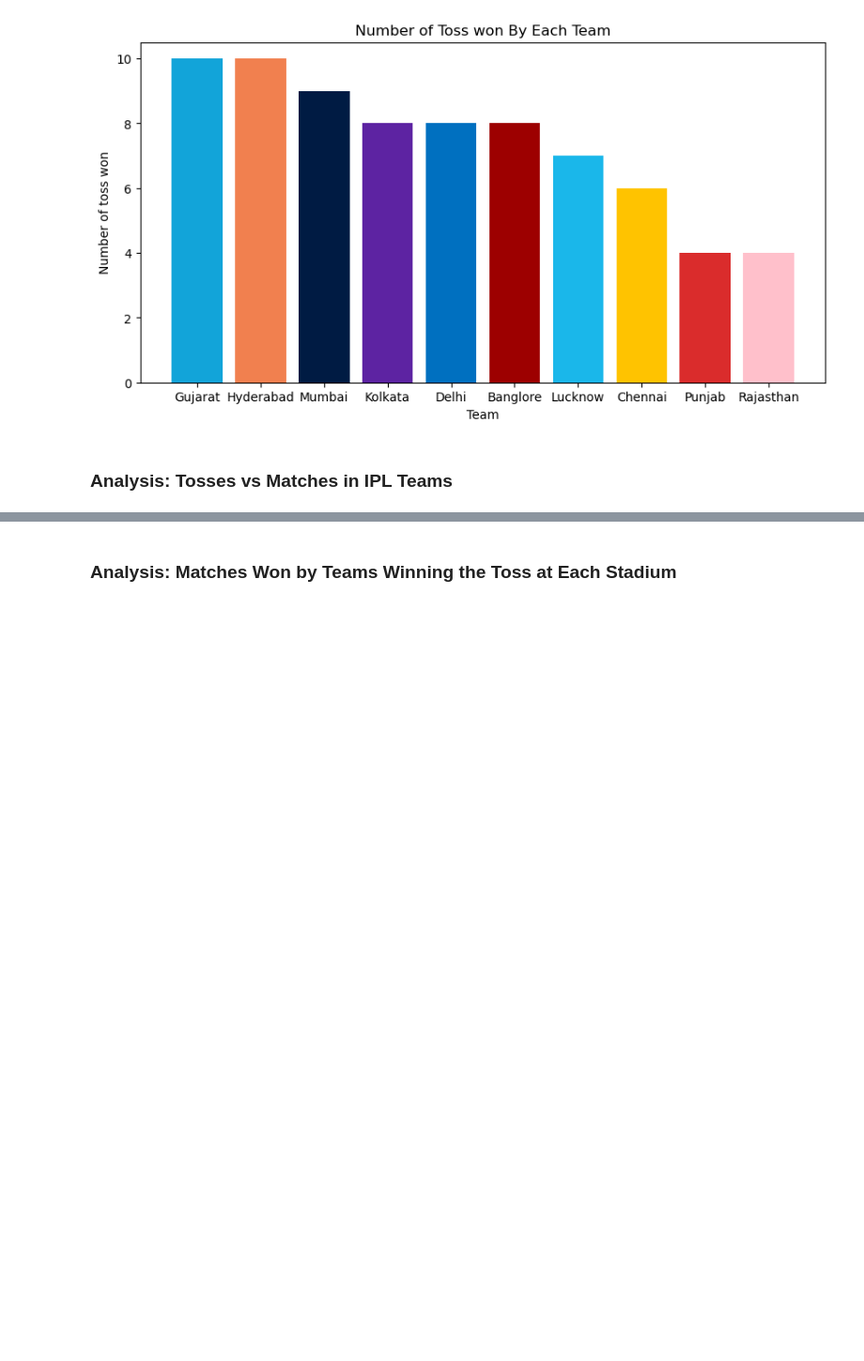
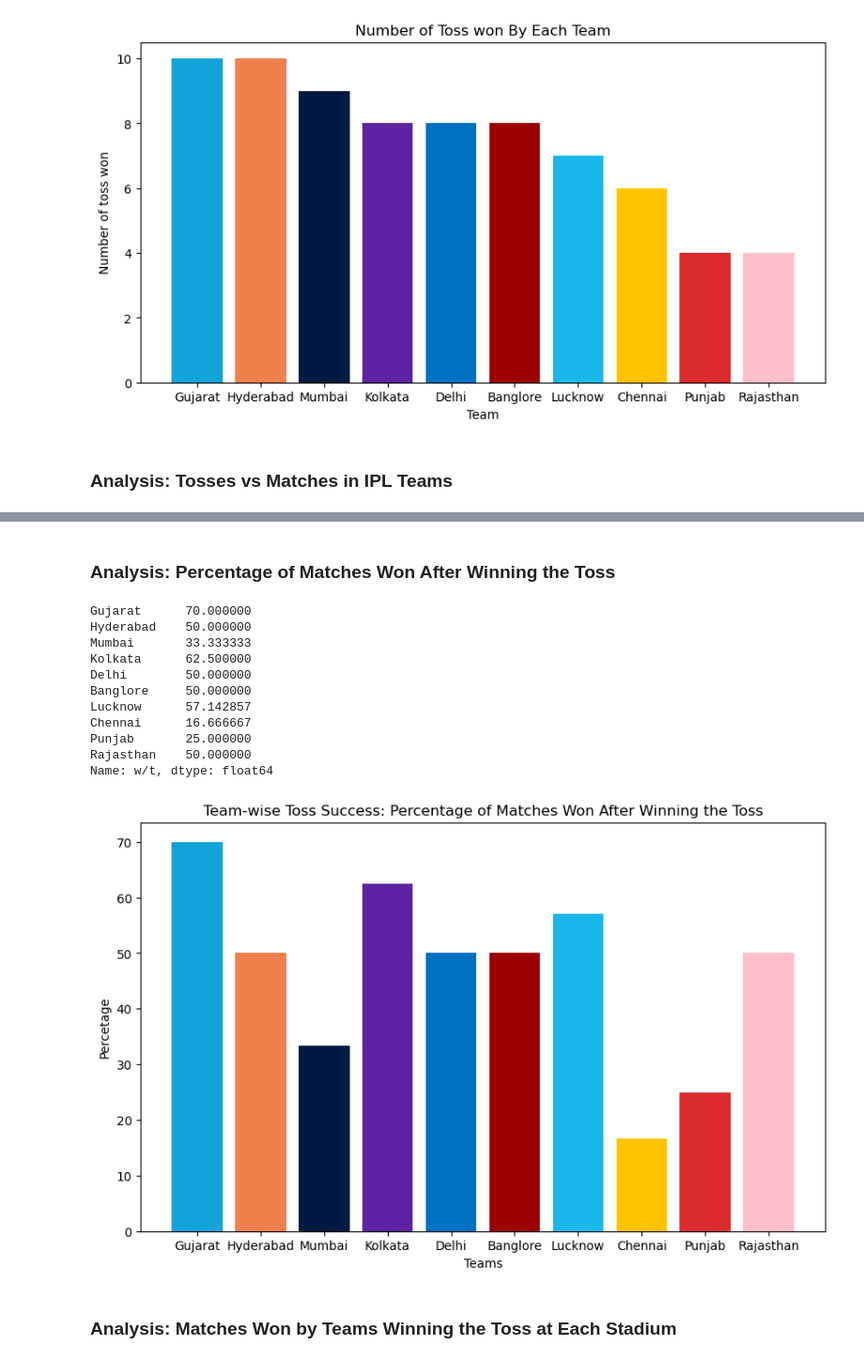
Before and after one commit to VishalRMahajan/IPL-2022-Insights-Analysis, a Jupyter notebook: IPL 2022 EDA.ipynb, the cells around one changed output, grey strips where cells are left out. Shown: that part at 94% size. Drawn from its saved outputs; the diff is of its cells as text; code cells hidden in the pictures; blank space fills up the shorter version.

```diff
--- a/IPL 2022 EDA.ipynb
+++ b/IPL 2022 EDA.ipynb
@@ -247,3 +261,28 @@ plt.show()
+# %% [markdown]
+### Analysis: Percentage of Matches Won After Winning the Toss
+# %%
+merged_df['w/t'] = merged_df.apply(lambda row: (row['Total_Toss_and_Match_Won']/row['Total_Toss_won'])*100 , axis=1)
+merged_df
+
+plt.figure(figsize=(10, 6))
+plt.bar(merged_df.index,merged_df['w/t'],color=colors)
+plt.xlabel('Teams')
+plt.ylabel('Percetage')
+plt.title('Team-wise Toss Success: Percentage of Matches Won After Winning the Toss')
+merged_df['w/t']
+# %% [output]
+Gujarat      70.000000
+Hyderabad    50.000000
+Mumbai       33.333333
+Kolkata      62.500000
+Delhi        50.000000
+Banglore     50.000000
+Lucknow      57.142857
+Chennai      16.666667
+Punjab       25.000000
+Rajasthan    50.000000
+Name: w/t, dtype: float64
+[figure, added]
 # %% [markdown]
 ### Analysis: Matches Won by Teams Winning the Toss at Each Stadium
 # %%
```
Also changed, not shown: parts of 15 cells of this notebook.
